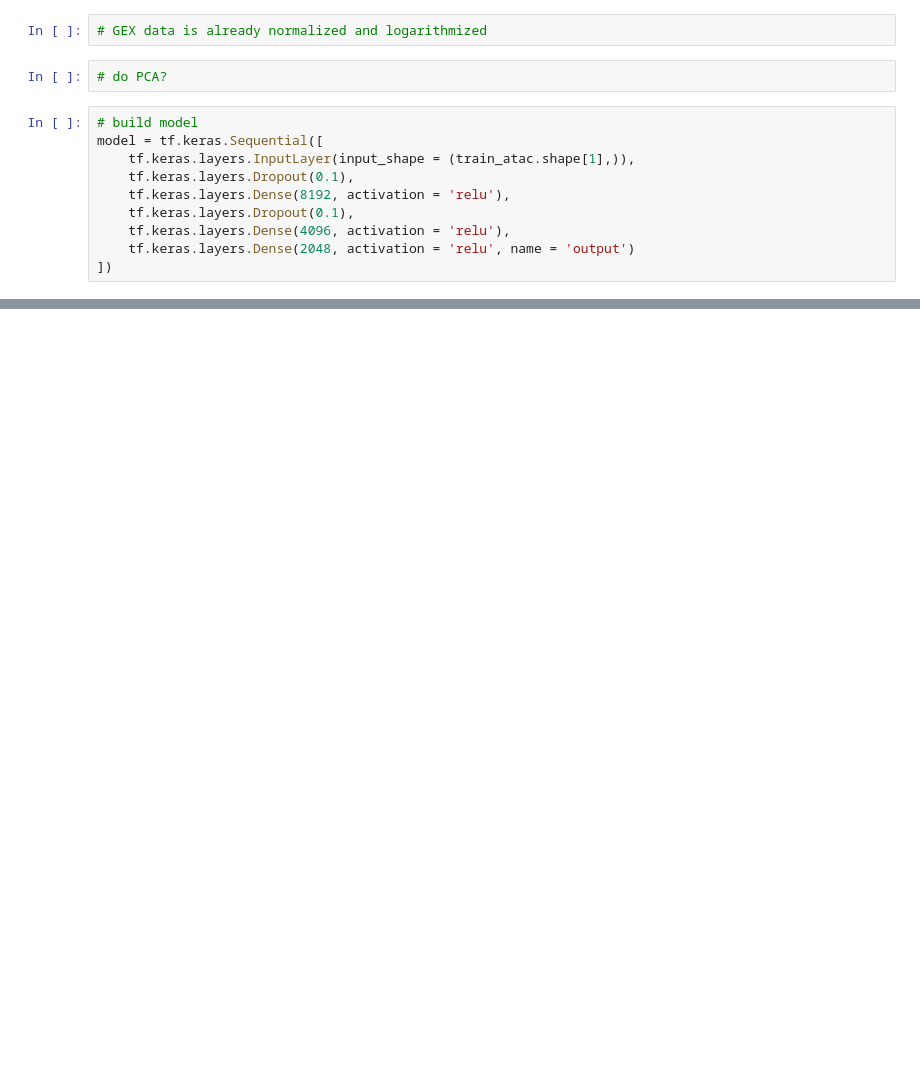
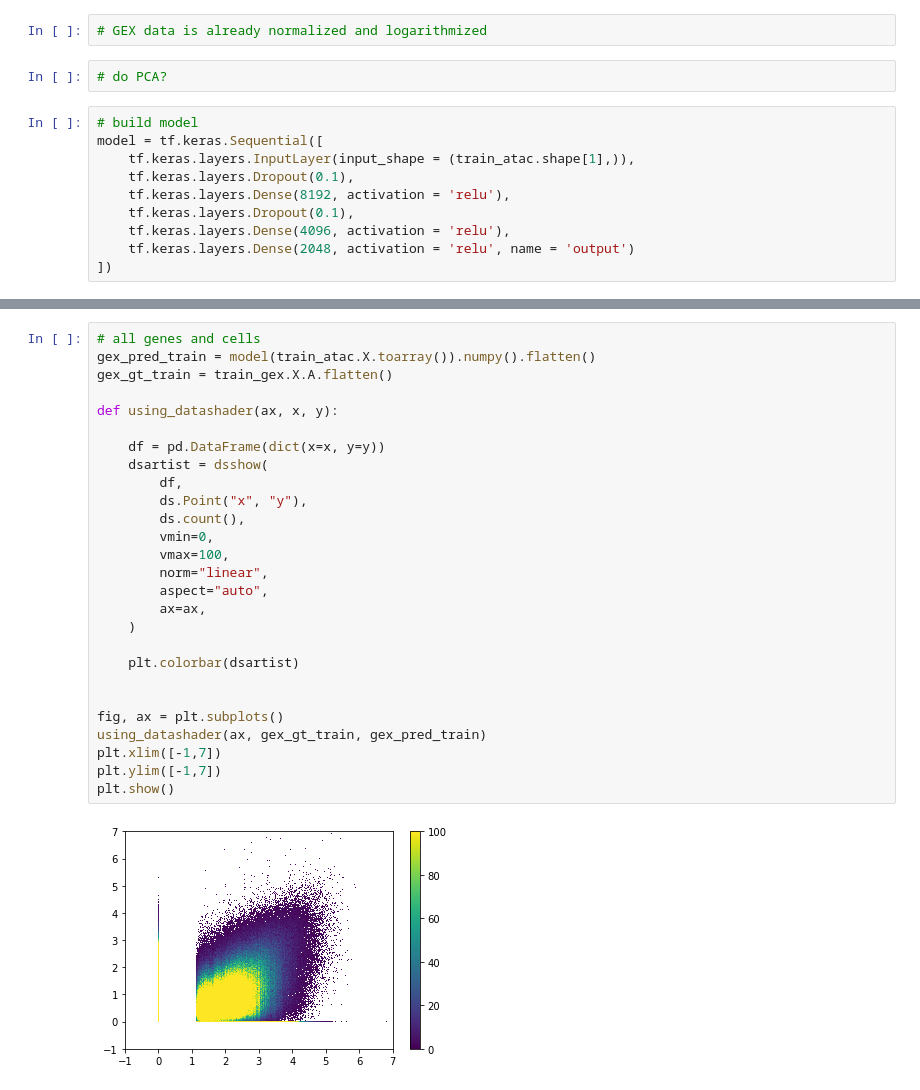
Before and after one commit to marie3003/Atac-RNA-seq-temporal-connection, a Jupyter notebook: machine_learning.ipynb, the cells around one changed output, grey strips where cells are left out. Drawn from its saved outputs; the diff is of its cells as text; blank space fills up the shorter version.

```diff
--- a/machine_learning.ipynb
+++ b/machine_learning.ipynb
@@ -140,0 +190,29 @@ Text(0.5, 1.0, 'Average gene expression over all cells per gene')
+# %%
+# all genes and cells
+gex_pred_train = model(train_atac.X.toarray()).numpy().flatten()
+gex_gt_train = train_gex.X.A.flatten()
+
+def using_datashader(ax, x, y):
+
+    df = pd.DataFrame(dict(x=x, y=y))
+    dsartist = dsshow(
+        df,
+        ds.Point("x", "y"),
+        ds.count(),
+        vmin=0,
+        vmax=100,
+        norm="linear",
+        aspect="auto",
+        ax=ax,
+    )
+
+    plt.colorbar(dsartist)
+
+
+fig, ax = plt.subplots()
+using_datashader(ax, gex_gt_train, gex_pred_train)
+plt.xlim([-1,7])
+plt.ylim([-1,7])
+plt.show()
+# %% [output]
+[figure, added]
```
Also changed, not shown: parts of 26 cells of this notebook.
